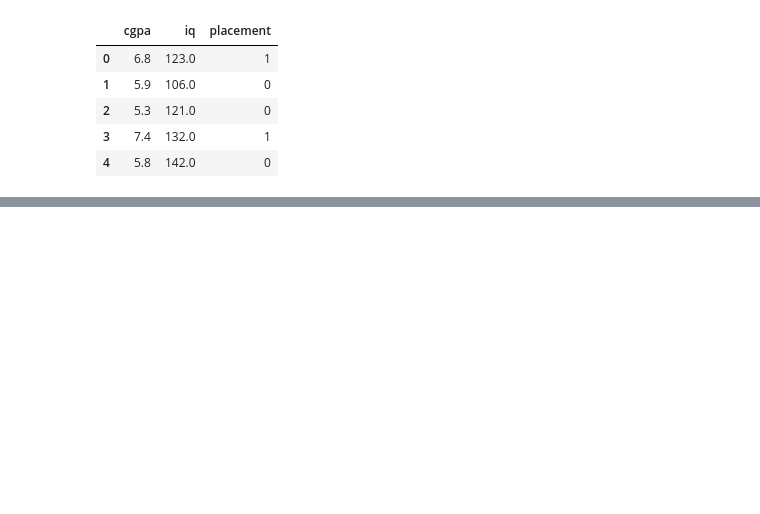
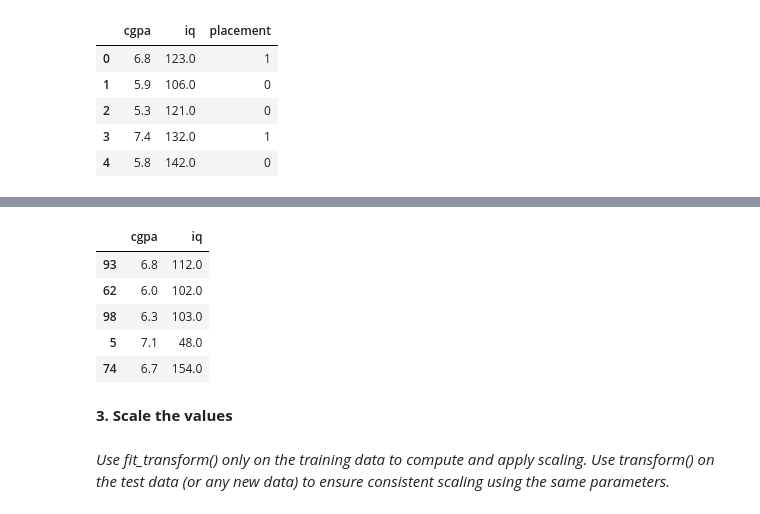
Before and after one commit to AmritCodes-7/100-Concepts-of-ML, a Jupyter notebook: Concept_10/end_to_end.ipynb, the cells around one changed output, grey strips where cells are left out. Cells and saved outputs as stored; diff of their text form; code cells hidden in the pictures; blank space fills up the shorter version.

```diff
--- a/Concept_10/end_to_end.ipynb
+++ b/Concept_10/end_to_end.ipynb
@@ -37,0 +91,13 @@ data.head()
+# %%
+X_train, X_test, y_train, y_test = train_test_split(X, y, train_size=0.9)
+# %%
+X_test.head()
+# %% [output]
+|  | cgpa | iq |
+| 93 | 6.8 | 112.0 |
+| 62 | 6.0 | 102.0 |
+| 98 | 6.3 | 103.0 |
+| 5 | 7.1 | 48.0 |
+| 74 | 6.7 | 154.0 |
+# %% [markdown]
+**3. Scale the values**
@@ -37,0 +108,2 @@ data.head()
+# %% [markdown]
+*Use fit_transform() only on the training data to compute and apply scaling. Use transform() on the test data (or any new data) to ensure consistent scaling using the same parameters.*
```
Also changed, not shown: parts of 25 cells of this notebook.
